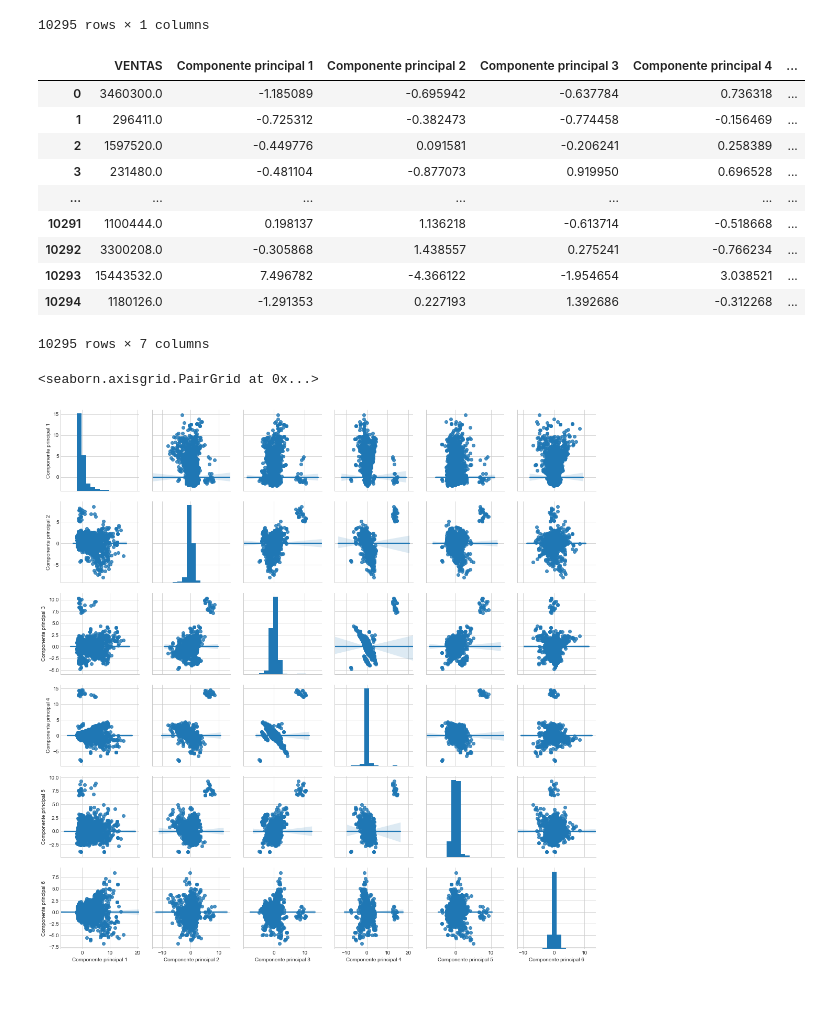
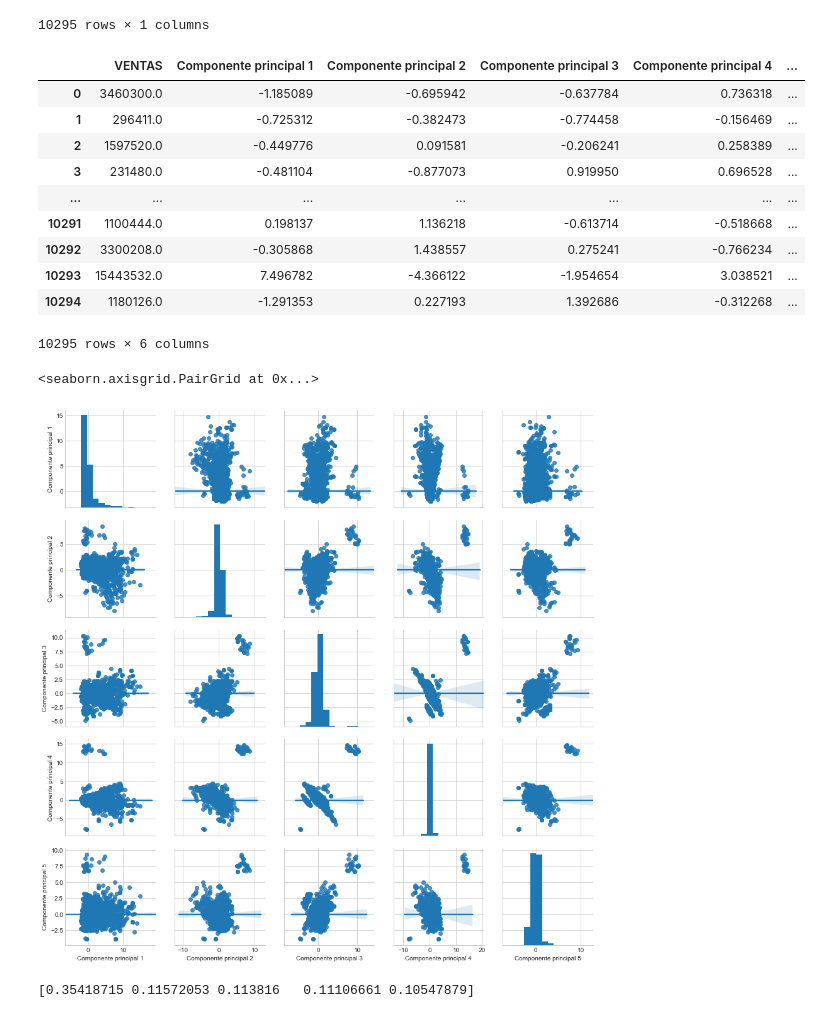
Before and after one commit to KatherinAcosta/Proyecto2018, a Jupyter notebook: 4.1.1 PCA Recursos humanos.ipynb, the cells around one changed output. Cells and saved outputs as stored; diff of their text form; code cells hidden in the pictures.

```diff
--- a/4.1.1 PCA Recursos humanos.ipynb
+++ b/4.1.1 PCA Recursos humanos.ipynb
@@ -257,10 +338,10 @@ Y=X_std.dot(M_w) # Nuevos Y
 # %%
 from sklearn.decomposition import PCA
 
-sklearn_PCA= PCA(n_components=6)
+sklearn_PCA= PCA(n_components=5)
 Y_1=sklearn_PCA.fit_transform(X_std)
 # %%
-PCArecursosh = pd.DataFrame(data = Y_1, columns = ['Componente principal 1', 'Componente principal 2','Componente principal 3', 'Componente principal 4','Componente principal 5', 'Componente principal 6'])
+PCArecursosh = pd.DataFrame(data = Y_1, columns = ['Componente principal 1', 'Componente principal 2','Componente principal 3', 'Componente principal 4','Componente principal 5'])
 PCArecursosh.head(10295)
 # %% [output]
 |  | Componente principal 1 | Componente principal 2 | Componente principal 3 | Componente principal 4 | ... |
@@ -305,10 +386,14 @@ PCA
 | 10292 | 3300208.0 | -0.305868 | 1.438557 | 0.275241 | -0.766234 | ... |
 | 10293 | 15443532.0 | 7.496782 | -4.366122 | -1.954654 | 3.038521 | ... |
 | 10294 | 1180126.0 | -1.291353 | 0.227193 | 1.392686 | -0.312268 | ... |
-10295 rows × 7 columns
+10295 rows × 6 columns
 # %%
-b = sns.pairplot(PCA, vars=["Componente principal 1","Componente principal 2","Componente principal 3","Componente principal 4","Componente principal 5","Componente principal 6"],kind="reg")
+b = sns.pairplot(PCA, vars=["Componente principal 1","Componente principal 2","Componente principal 3","Componente principal 4","Componente principal 5"],kind="reg")
 b # Resumen gráfico con histogramas y diagramas de dispersión de las variables
 # %% [output]
 <seaborn.axisgrid.PairGrid at 0x...>
-[figure, old version]
+[figure, new version]
+# %%
+print(sklearn_PCA.explained_variance_ratio_)
+# %% [output]
+[0.35418715 0.11572053 0.113816   0.11106661 0.10547879]
```
Also changed, not shown: parts of 17 cells of this notebook, 1 other file.
